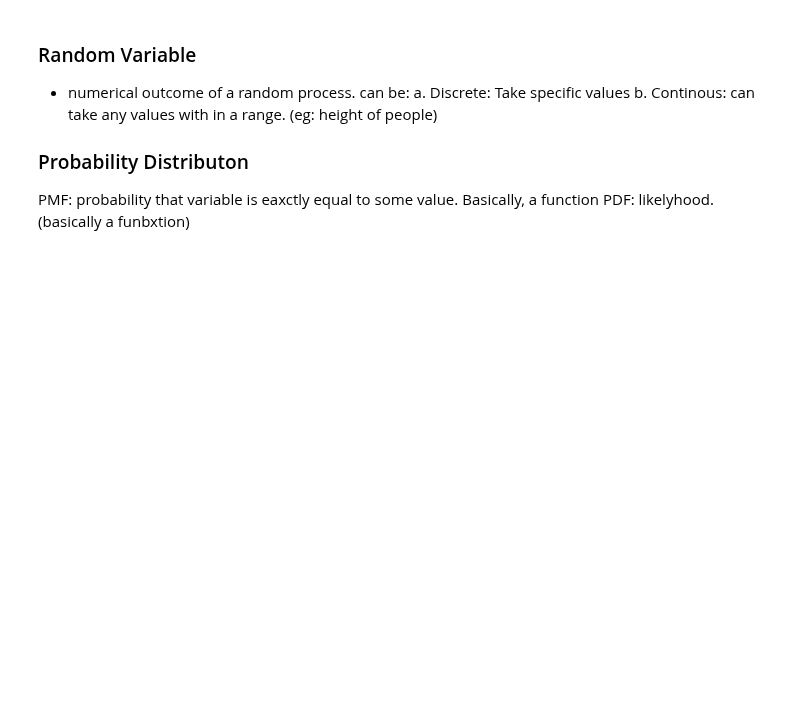
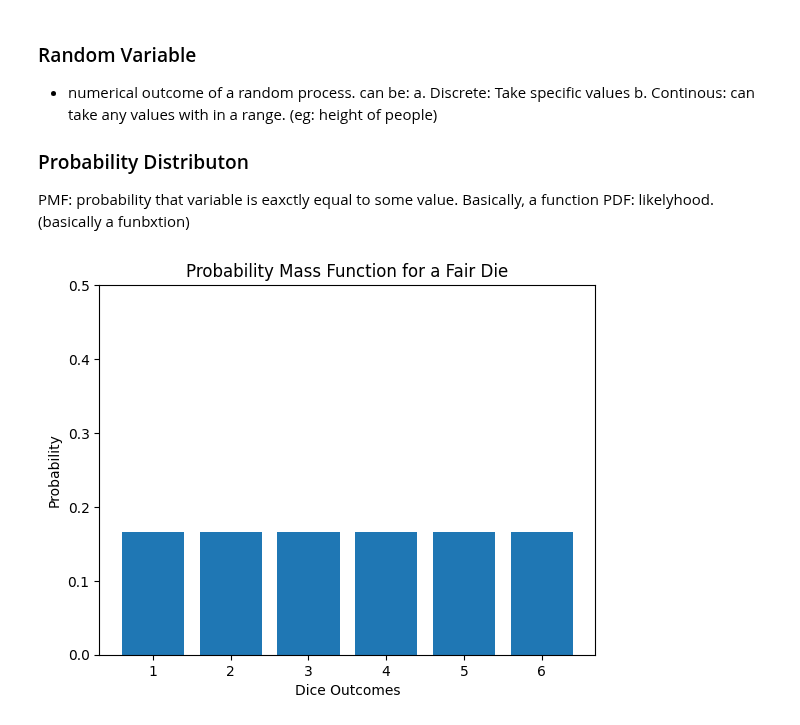
Before and after one commit to dhunganabibek/ml-deep-learning, a Jupyter notebook: statistics/statistics.ipynb, the cells around one changed output. Drawn from its saved outputs; the diff is of its cells as text; code cells hidden in the pictures; blank space fills up the shorter version.

```diff
--- a/statistics/statistics.ipynb
+++ b/statistics/statistics.ipynb
@@ -59,3 +59,20 @@ b. Continous: can take any values with in a range. (eg: height of people)
 ### Probability Distributon
 PMF: probability  that variable is eaxctly equal to some value.  Basically, a function
 PDF: likelyhood. (basically a funbxtion)
+# %%
+# Probability Mass function
+import numpy as np
+import matplotlib.pyplot as plt
+
+dice_outcomes = np.arange(1, 7)
+probabilities = np.ones(6) / 6  # Uniform distribution for a fair die
+
+plt.bar(dice_outcomes, probabilities)
+plt.xlabel('Dice Outcomes')
+plt.ylabel('Probability')
+plt.title('Probability Mass Function for a Fair Die')
+plt.xticks(dice_outcomes)
+plt.ylim(0, 0.5)
+plt.show()
+# %% [output]
+[figure, added]
```
